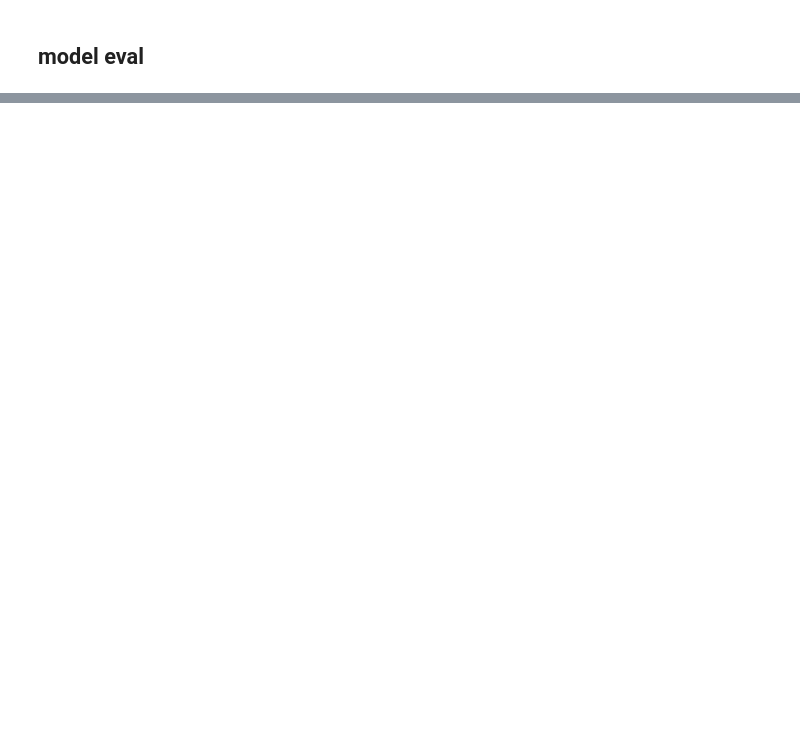
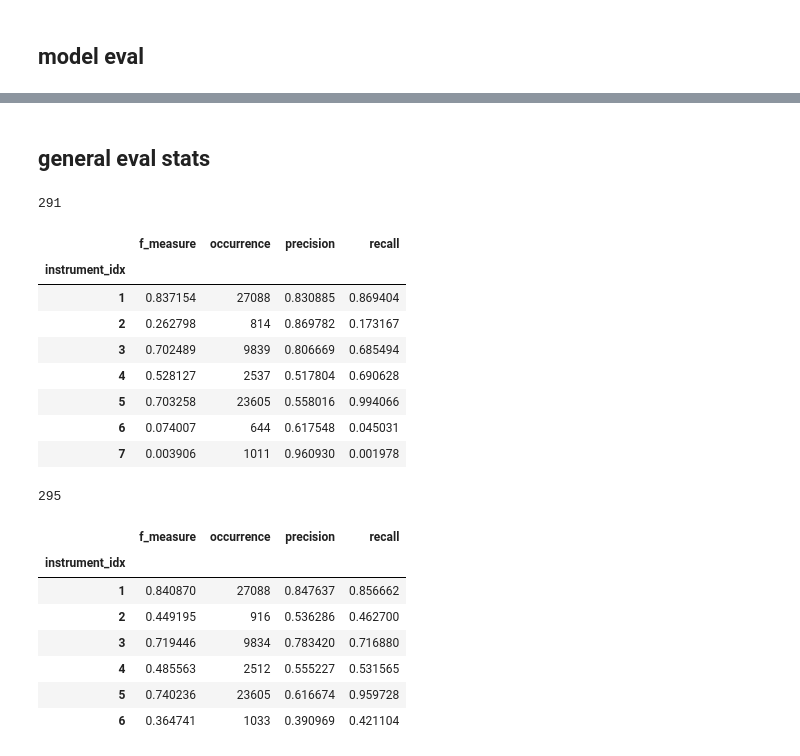
Before and after one commit to pelinski/crnn_multitask_adt, a Jupyter notebook: eval.ipynb, the cells around one changed output, grey strips where cells are left out. Drawn from its saved outputs; the diff is of its cells as text; code cells hidden in the pictures; blank space fills up the shorter version.

```diff
--- a/eval.ipynb
+++ b/eval.ipynb
@@ -469,0 +388,47 @@ NameError: name 'audio_file' is not defined
+# %% [markdown]
+## general eval stats
+# %%
+for model in selected_models:
+    print(model)
+
+    df = pd.DataFrame()
+    model_dir = os.path.join(eval_model_dir, str(model))
+    results_list = os.listdir(model_dir)
+
+    for result in results_list:
+        result_path = os.path.join(model_dir, result)
+        df = df.append(pd.read_csv(result_path))
+
+    df = df.drop(columns=['Unnamed: 0'])
+
+    f_measure = df.groupby("instrument_idx").apply(lambda x: np.average(x['f_measure'],
+                                                                    weights=x['number_of_occurences']))
+    precision = df.groupby("instrument_idx").apply(lambda x: np.average(x['precision'],
+                                                                    weights=x['number_of_occurences']))
+    recall = df.groupby("instrument_idx").apply(lambda x: np.average(x['recall'],
+                                                                    weights=x['number_of_occurences']))
+    occurrence_sum = df.groupby("instrument_idx").apply(lambda x: np.sum(x['number_of_occurences']))
+
+    results = pd.DataFrame({'f_measure':f_measure, 'precision':precision,
+                            'recall':recall,'occurrence':occurrence_sum})
+    display(results)
+# %% [output]
+291
+|  | f_measure | occurrence | precision | recall |
+| instrument_idx |  |  |  |  |
+| 1 | 0.837154 | 27088 | 0.830885 | 0.869404 |
+| 2 | 0.262798 | 814 | 0.869782 | 0.173167 |
+| 3 | 0.702489 | 9839 | 0.806669 | 0.685494 |
+| 4 | 0.528127 | 2537 | 0.517804 | 0.690628 |
+| 5 | 0.703258 | 23605 | 0.558016 | 0.994066 |
+| 6 | 0.074007 | 644 | 0.617548 | 0.045031 |
+| 7 | 0.003906 | 1011 | 0.960930 | 0.001978 |
+295
+|  | f_measure | occurrence | precision | recall |
+| instrument_idx |  |  |  |  |
+| 1 | 0.840870 | 27088 | 0.847637 | 0.856662 |
+| 2 | 0.449195 | 916 | 0.536286 | 0.462700 |
+| 3 | 0.719446 | 9834 | 0.783420 | 0.716880 |
+| 4 | 0.485563 | 2512 | 0.555227 | 0.531565 |
+| 5 | 0.740236 | 23605 | 0.616674 | 0.959728 |
+| 6 | 0.364741 | 1033 | 0.390969 | 0.421104 |
```
Also changed, not shown: parts of 11 cells of this notebook.
